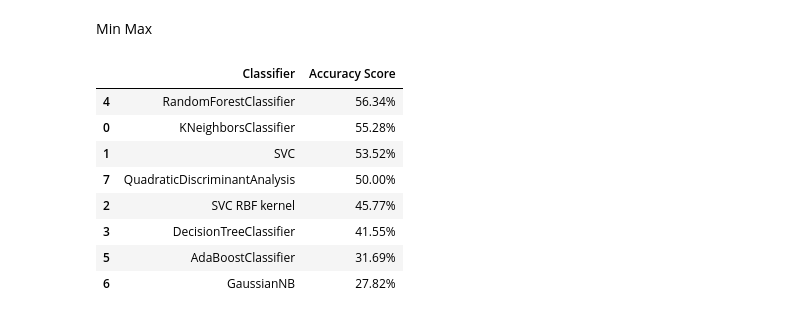
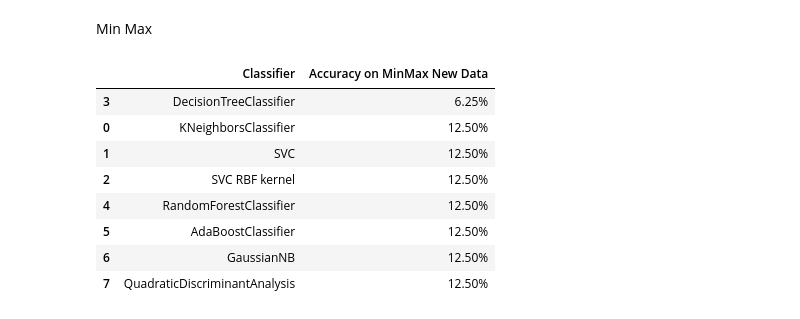
Before and after one commit to RileySchina/Week3-ClassicML, a Jupyter notebook: Week_3_MachineLearning.ipynb, the cells around one changed output. Drawn from its saved outputs; the diff is of its cells as text; code cells hidden in the pictures.

```diff
--- a/Week_3_MachineLearning.ipynb
+++ b/Week_3_MachineLearning.ipynb
@@ -879,34 +880,35 @@ scores_df.sort_values(by='Accuracy Score',axis=0,ascending=False)
 # %% [markdown]
 Min Max
-# %%
-classification_models = [
-    KNeighborsClassifier(),#(3),
-    SVC(kernel='linear'),#, C=0.025),
-    SVC(kernel='rbf'),
-    DecisionTreeClassifier(),#max_depth=5),
-    RandomForestClassifier(),#max_depth=5, n_estimators=10, max_features=1),
-    AdaBoostClassifier(),
-    GaussianNB(),
-    # Using a float shrinkage value (e.g. 0.1) solves the collinearity issue
-    QuadraticDiscriminantAnalysis(solver='eigen', shrinkage=0.1)]
-
-scores = []
-for model in classification_models:
-    model.fit(X_train_minmax, y_train)
-    score = model.score(X_test_minmax, y_test)
-    model_name = type(model).__name__
-    if model_name=='SVC' and model.kernel=='rbf': model_name+=' RBF kernel'
-    scores.append((model_name,(f'{100*score:.2f}%')))
-# Make it pretty
-scores_df = pd.DataFrame(scores,columns=['Classifier','Accuracy Score'])
-scores_df.sort_values(by='Accuracy Score',axis=0,ascending=False)
-# %% [output]
-|  | Classifier | Accuracy Score |
-| 4 | RandomForestClassifier | 56.34% |
-| 0 | KNeighborsClassifier | 55.28% |
-| 1 | SVC | 53.52% |
-| 7 | QuadraticDiscriminantAnalysis | 50.00% |
-| 2 | SVC RBF kernel | 45.77% |
-| 3 | DecisionTreeClassifier | 41.55% |
-| 5 | AdaBoostClassifier | 31.69% |
-| 6 | GaussianNB | 27.82% |
+# %%
+from sklearn.preprocessing import MinMaxScaler
+orig_minmax_scaler = MinMaxScaler()
+orig_minmax_scaler.fit(X_train)
+
+# Scale Actor 25 features using MinMax scaling
+features_new_minmax = orig_minmax_scaler.transform(features_df)
+
+minmax_scores = []
+for model in classification_models:
+    # Fit the model on the original MinMax scaled RAVDESS training data
+    model.fit(X_train_minmax, y_train.values.ravel())
+    # Predict on the MinMax scaled Actor 25 features
+    predictions = model.predict(features_new_minmax)
+    score = accuracy_score(emotions_df.values.ravel(), predictions)
+
+    model_name = type(model).__name__
+    if model_name == 'SVC' and model.kernel == 'rbf':
+        model_name += ' RBF kernel'
+    minmax_scores.append((model_name, f'{100*score:.2f}%'))
+
+minmax_scores_df = pd.DataFrame(minmax_scores, columns=['Classifier', 'Accuracy on MinMax New Data'])
+display(minmax_scores_df.sort_values(by='Accuracy on MinMax New Data', ascending=False))
+# %% [output]
+|  | Classifier | Accuracy on MinMax New Data |
+| 3 | DecisionTreeClassifier | 6.25% |
+| 0 | KNeighborsClassifier | 12.50% |
+| 1 | SVC | 12.50% |
+| 2 | SVC RBF kernel | 12.50% |
+| 4 | RandomForestClassifier | 12.50% |
+| 5 | AdaBoostClassifier | 12.50% |
+| 6 | GaussianNB | 12.50% |
+| 7 | QuadraticDiscriminantAnalysis | 12.50% |
```
Also changed, not shown: parts of 7 cells of this notebook.
